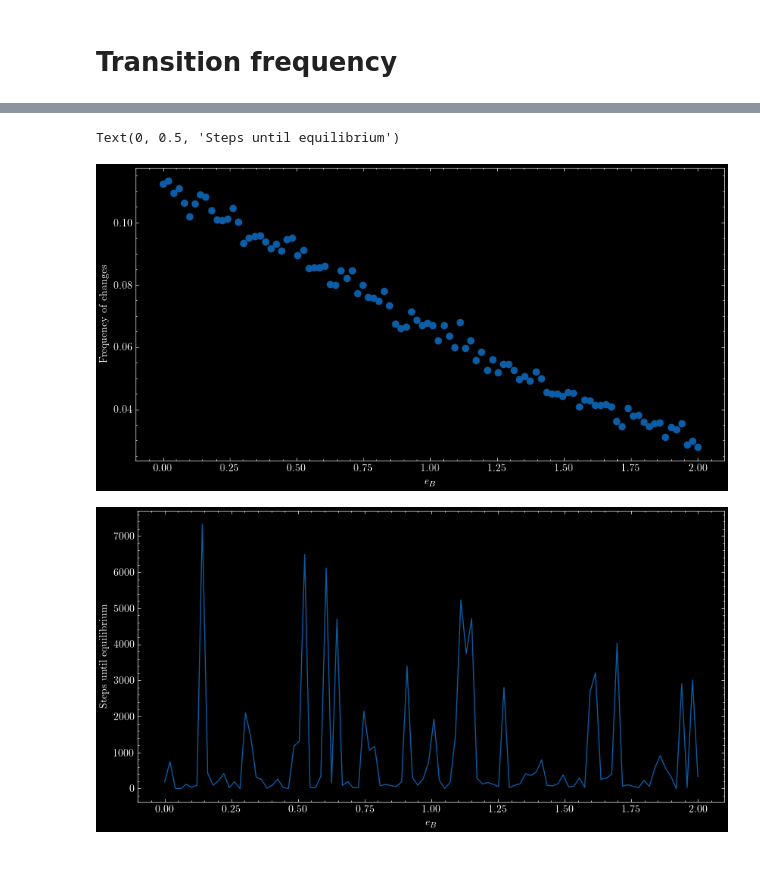
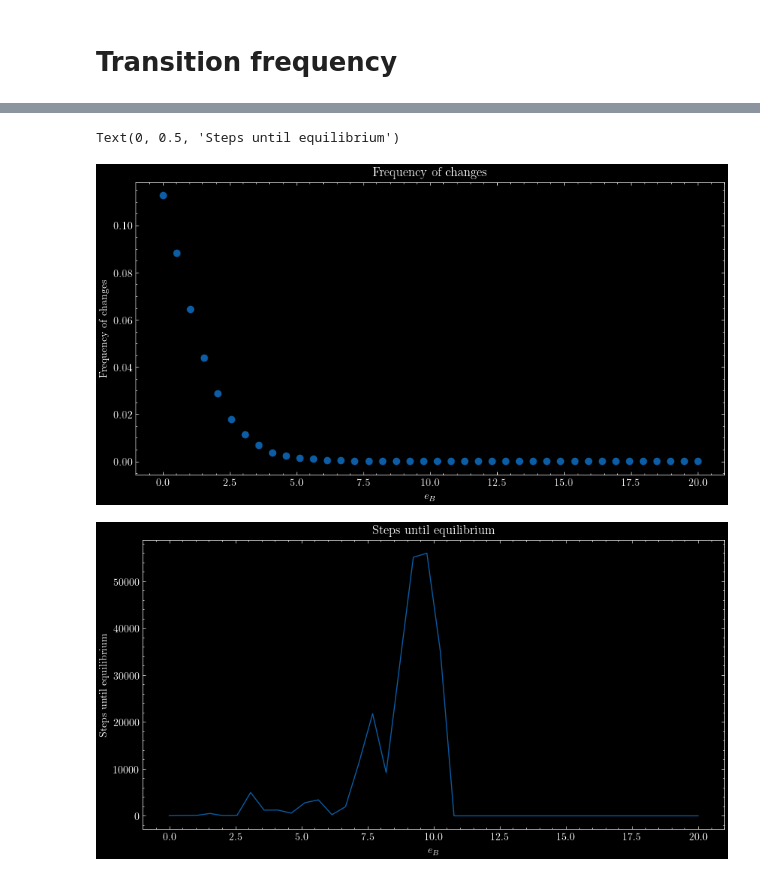
Before and after one commit to FelixWaldschock/Chalmers_FFR120_Simulation_Of_Complex_System, a Jupyter notebook: HW_01/Exercise_2-1/Exercise_2-1.ipynb, the cells around one changed output, grey strips where cells are left out. Cells and saved outputs as stored; diff of their text form; code cells hidden in the pictures.

Commit message:
update on equilibrium and frequency plot

```diff
--- a/HW_01/Exercise_2-1/Exercise_2-1.ipynb
+++ b/HW_01/Exercise_2-1/Exercise_2-1.ipynb
@@ -296,17 +313,23 @@ Equilibrium not reached
 # %%
+# load the arrays
+frequencyTrajectory = np.load("frequencyTrajectory.npy")
+StepsUntilEquilibrium = np.load("StepsUntilEquilibrium.npy")
+
 plt.figure(figsize=(10, 5))
 plt.plot(eB_, frequencyTrajectory, 'o')
+plt.title("Frequency of changes")
 plt.xlabel(r"$e_B$")
 plt.ylabel("Frequency of changes")
 
 plt.figure(figsize=(10, 5))
 plt.plot(eB_, StepsUntilEquilibrium)
+plt.title("Steps until equilibrium")
 plt.xlabel(r"$e_B$")
 plt.ylabel("Steps until equilibrium")
 # %% [output]
 Text(0, 0.5, 'Steps until equilibrium')
-[figure, old version]
+[figure, new version]
-[figure, old version]
+[figure, new version]
 # %%
 # print the histogram of all error cases each one in a subplot
 print(errorCases[0][0])
```
Also changed, not shown: parts of 4 cells of this notebook, 4 other files.
